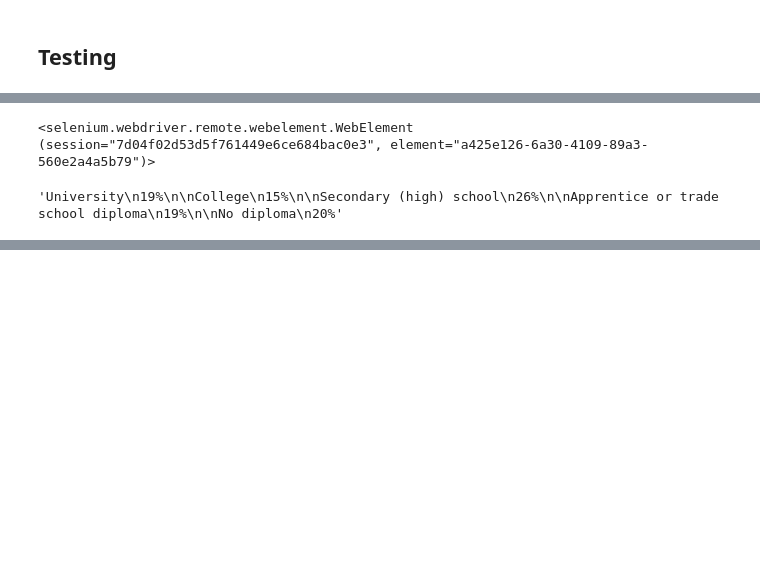
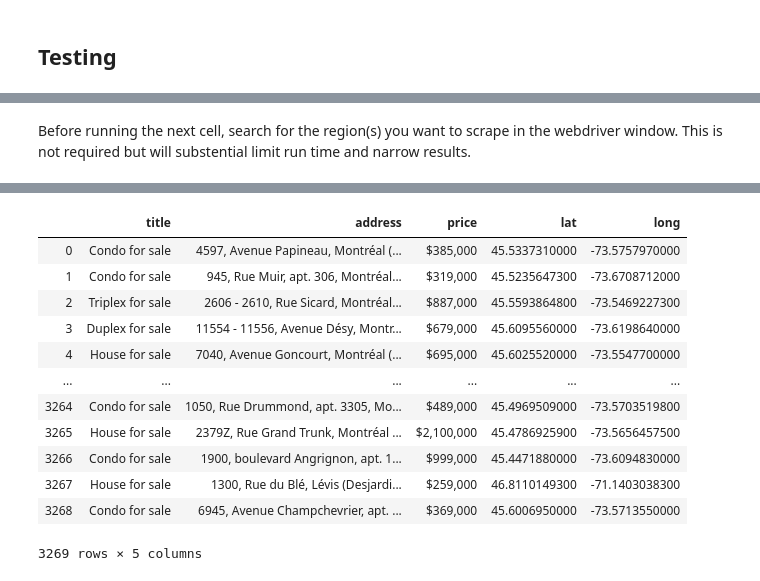
Before and after one commit to Jahnic/Data-Science, a Jupyter notebook: RealEstate/Real_estate_scrape.ipynb, the cells around one changed output, grey strips where cells are left out. Saved outputs shown, nothing was run; the diff lists cells and outputs as text; code cells hidden in the pictures; blank space fills up the shorter version.

```diff
--- a/RealEstate/Real_estate_scrape.ipynb
+++ b/RealEstate/Real_estate_scrape.ipynb
@@ -219,6 +345,0 @@ Execution time: 6.708581924438477
-# %%
-for i in range(25):
-    centris.get_data_from_link()
-    centris.next_page()
-
-centris.data
@@ -264,10 +345,0 @@ browser.find_element_by_tag_name("body").send_keys(Keys.PAGE_DOWN)
-# %%
-browser.find_element_by_xpath(\
-        "//div[@class='ll-list ps ps--active-y']")
-# %% [output]
-<selenium.webdriver.remote.webelement.WebElement (session="7d04f02d53d5f761449e6ce684bac0e3", element="a425e126-6a30-4109-89a3-560e2a4a5b79")>
-# %%
-centris.driver.find_element_by_xpath(\
-                              "//div[@class='socioDemoLabel']").text
-# %% [output]
-'University\n19%\n\nCollege\n15%\n\nSecondary (high) school\n26%\n\nApprentice or trade school diploma\n19%\n\nNo diploma\n20%'
@@ -278,0 +346,50 @@ body.send_keys(Keys.PAGE_DOWN)
+# %% [markdown]
+Before running the next cell, search for the region(s) you want to scrape in the webdriver window.
+This is not required but will substential limit run time and narrow results.
+# %%
+start = time.time()
+total_pages = centris.get_last_page() # Number of total listings
+one_to_100 = range(1,100) # Used to print message after each 1% completion
+
+print("Scraping initiated.")
+print("Totla number of pages to scrap:", total_pages)
+print("="*50)
+
+for i in range(2):
+    # -0.01 corrects for overshoots
+    percent_complete = round(100*((i-0.01)/total_pages),1) # percent completed of scraping
+    print("Page:", i+1)
+    time_passed = 0 # to exit while loop after 10 seconds
+
+    #Refresh every 20 pages to clear memory build-up
+    if (i+1)%20 == 0:
+        print("Refreshing page")
+        print("-"*50)
+
+        # Each refresh frees some memory. Four seem to work best.
+        for i in range(4):
+            centris.driver.refresh()
+            # Give time to load fresh page
+            time.sleep(0.3)
+            # Extra time for last refresh
+            # Ensures that DOM is fully loaded
+            if i == 3:
+                time.sleep(2)
+
+    #Retrieve data
+    get_data_from_centris(centris)
+
+    # Short delay for chrome to respond to PAGE_UP command
+    time.sleep(0.5)
+    centris.next_page()
+
+    # Print after every 1% mark
+    if percent_complete in one_to_100:
+        print(percent_complete, "%", "completed")
+        print("Estimated remaining runtime:", round(total_pages*((execution_time/N)/(60*60)), 1), "hours")
+        print("="*50)
+
+execution_time = time.time() - start
+print("Total runtime:", execution_time/(60*60), "hours")
+centris.data
+# %% [output]
@@ -279 +412,14 @@ body.send_keys(Keys.PAGE_DOWN)
+|  | title | address | price | lat | long |
+| 0 | Condo for sale | 4597, Avenue Papineau, Montréal (... | $385,000 | 45.5337310000 | -73.5757970000 |
+| 1 | Condo for sale | 945, Rue Muir, apt. 306, Montréal... | $319,000 | 45.5235647300 | -73.6708712000 |
+| 2 | Triplex for sale | 2606 - 2610, Rue Sicard, Montréal... | $887,000 | 45.5593864800 | -73.5469227300 |
+| 3 | Duplex for sale | 11554 - 11556, Avenue Désy, Montr... | $679,000 | 45.6095560000 | -73.6198640000 |
+| 4 | House for sale | 7040, Avenue Goncourt, Montréal (... | $695,000 | 45.6025520000 | -73.5547700000 |
+| ... | ... | ... | ... | ... | ... |
+| 3264 | Condo for sale | 1050, Rue Drummond, apt. 3305, Mo... | $489,000 | 45.4969509000 | -73.5703519800 |
+| 3265 | House for sale | 2379Z, Rue Grand Trunk, Montréal ... | $2,100,000 | 45.4786925900 | -73.5656457500 |
+| 3266 | Condo for sale | 1900, boulevard Angrignon, apt. 1... | $999,000 | 45.4471880000 | -73.6094830000 |
+| 3267 | House for sale | 1300, Rue du Blé, Lévis (Desjardi... | $259,000 | 46.8110149300 | -71.1403038300 |
+| 3268 | Condo for sale | 6945, Avenue Champchevrier, apt. ... | $369,000 | 45.6006950000 | -73.5713550000 |
+3269 rows × 5 columns
 # %%
```
Also changed, not shown: parts of 14 cells of this notebook, 1 other file.
